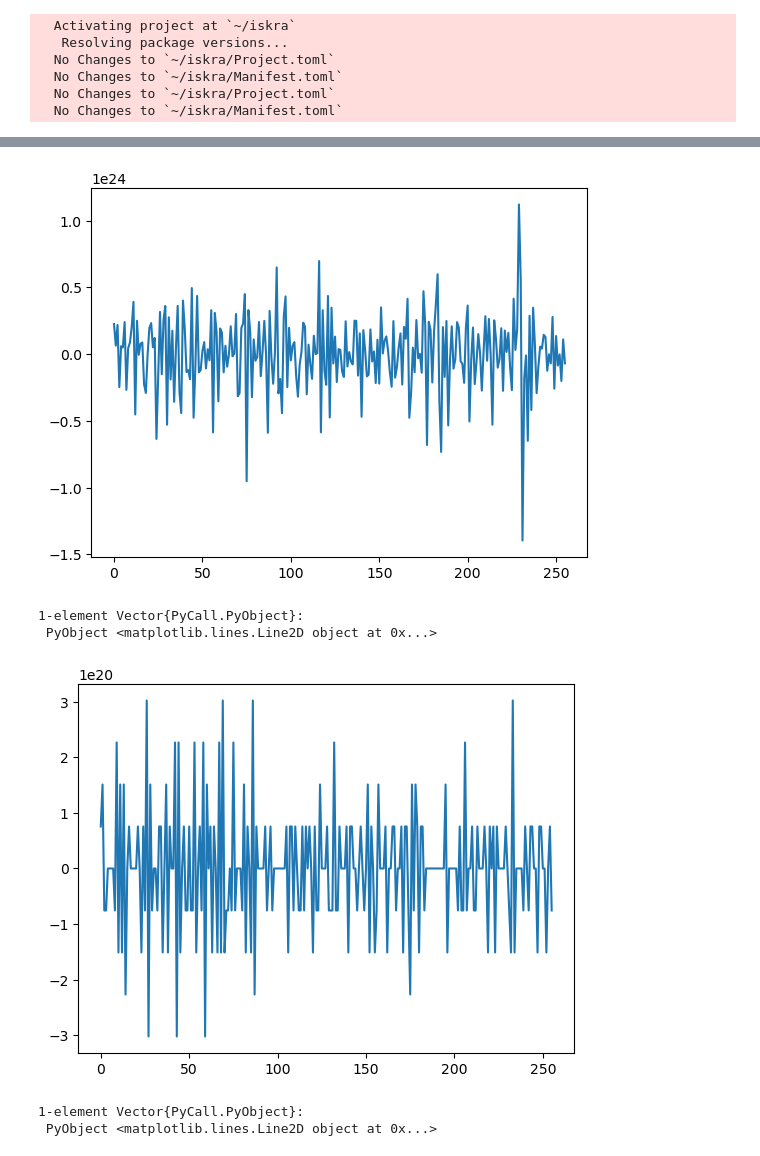
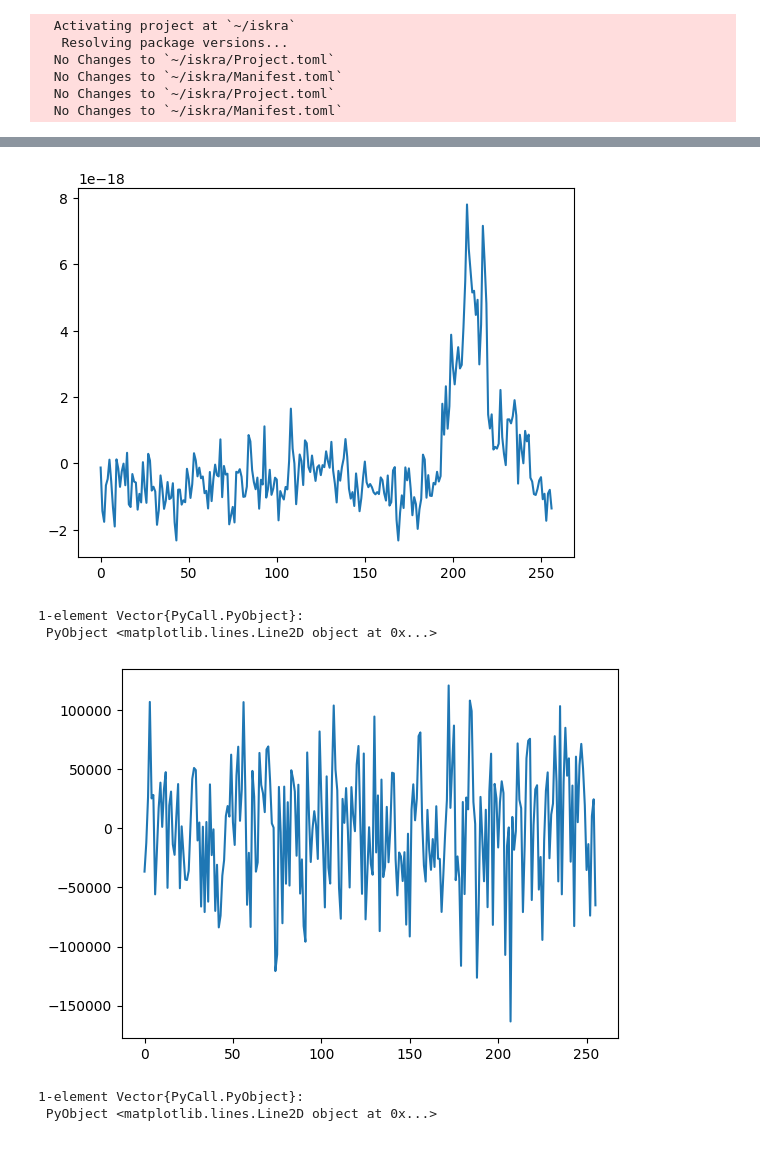
Before and after one commit to bchaber/iskra, a Jupyter notebook: twostreams.ipynb, the cells around one changed output, grey strips where cells are left out. Saved outputs shown, nothing was run; the diff lists cells and outputs as text; code cells hidden in the pictures.

```diff
--- a/twostreams.ipynb
+++ b/twostreams.ipynb
@@ -248,6 +264,7 @@ PyPlot.colorbar(orientation="horizontal");
 # %%
-Jx = diagnostics["Jx"][:,200]
-ρ1 = diagnostics["rho"][:, 200]
-ρ2 = diagnostics["rho"][:, 201]
+it = 400
+Jx = diagnostics["Jx"][:,it]
+ρ1 = diagnostics["rho"][:,it]
+ρ2 = diagnostics["rho"][:,it+1]
 # %% [output]
 256-element Vector{Float64}:
@@ -270,12 +287,12 @@ Jx = diagnostics["Jx"][:,200]
 # %%
-PyPlot.plot(diff(Jx) ./ Δh)
+PyPlot.plot(Jx)
 # %% [output]
-[figure, old version]
+[figure, new version]
 1-element Vector{PyCall.PyObject}:
  PyObject <matplotlib.lines.Line2D object at 0x...>
 # %%
-PyPlot.plot((ρ2 - ρ1) ./ Δt)
+PyPlot.plot(ρ1 - ρ2)
 # %% [output]
-[figure, old version]
+[figure, new version]
 1-element Vector{PyCall.PyObject}:
  PyObject <matplotlib.lines.Line2D object at 0x...>
```
Also changed, not shown: parts of 7 cells of this notebook, 4 other files.
